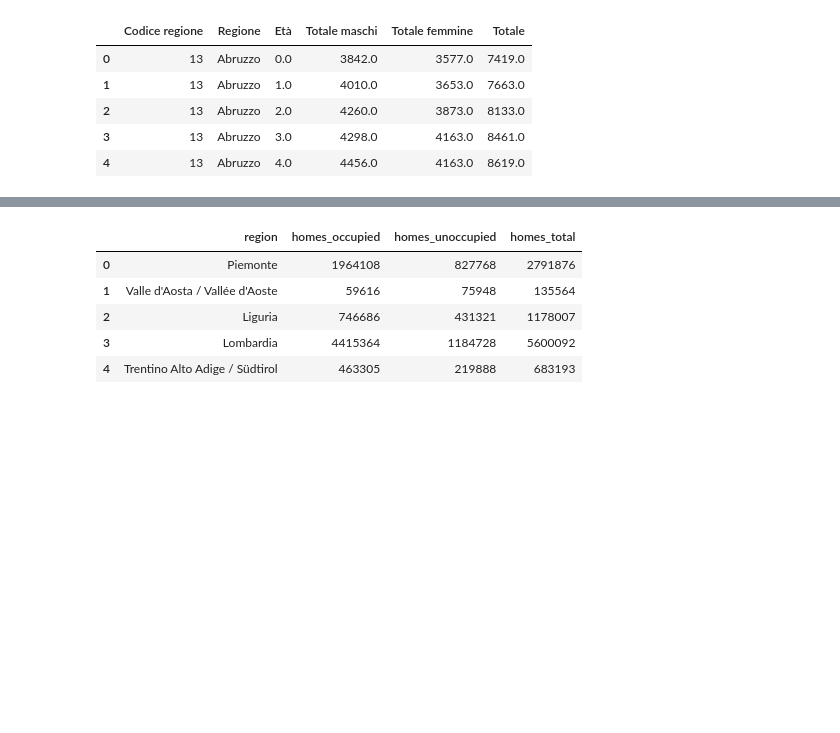
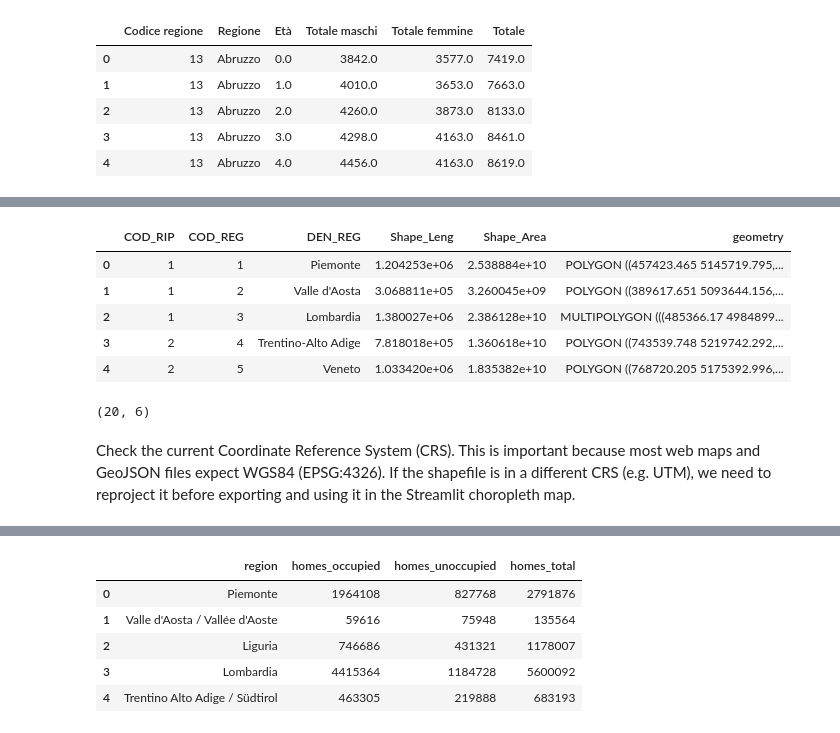
Before and after one commit to eugeniavd/retired_places, a Jupyter notebook: analysis/notebooks/01_italy_cleaning.ipynb, the cells around one changed output, grey strips where cells are left out. Drawn from its saved outputs; the diff is of its cells as text; code cells hidden in the pictures; blank space fills up the shorter version.

```diff
--- a/analysis/notebooks/01_italy_cleaning.ipynb
+++ b/analysis/notebooks/01_italy_cleaning.ipynb
@@ -104,3 +76,22 @@ display(homes_raw.head(15))
 | 12 | Lombardia | 4415364 | 1184728 | 5600092 |
 | 13 | Trentino Alto Adige / Südtirol | 463305 | 219888 | 683193 |
 | 14 | Provincia Autonoma Bolzano / Bozen | 226675 | 67100 | 293775 |
+# %%
+gdf = gpd.read_file(RAW / "Reg01012025_g_WGS84.shp")
+gdf.to_file("italy_regions.geojson", driver="GeoJSON")
+
+gdf.head()
+# %% [output]
+|  | COD_RIP | COD_REG | DEN_REG | Shape_Leng | Shape_Area | geometry |
+| 0 | 1 | 1 | Piemonte | 1.204253e+06 | 2.538884e+10 | POLYGON ((457423.465 5145719.795,... |
+| 1 | 1 | 2 | Valle d'Aosta | 3.068811e+05 | 3.260045e+09 | POLYGON ((389617.651 5093644.156,... |
+| 2 | 1 | 3 | Lombardia | 1.380027e+06 | 2.386128e+10 | MULTIPOLYGON (((485366.17 4984899... |
+| 3 | 2 | 4 | Trentino-Alto Adige | 7.818018e+05 | 1.360618e+10 | POLYGON ((743539.748 5219742.292,... |
+| 4 | 2 | 5 | Veneto | 1.033420e+06 | 1.835382e+10 | POLYGON ((768720.205 5175392.996,... |
+# %%
+# check that all regions are present
+gdf.shape
+# %% [output]
+(20, 6)
+# %% [markdown]
+Check the current Coordinate Reference System (CRS). This is important because most web maps and GeoJSON files expect WGS84 (EPSG:4326). If the shapefile is in a different CRS (e.g. UTM), we need to reproject it before exporting and using it in the Streamlit choropleth map.
```
Also changed, not shown: parts of 25 cells of this notebook, 16 other files.
